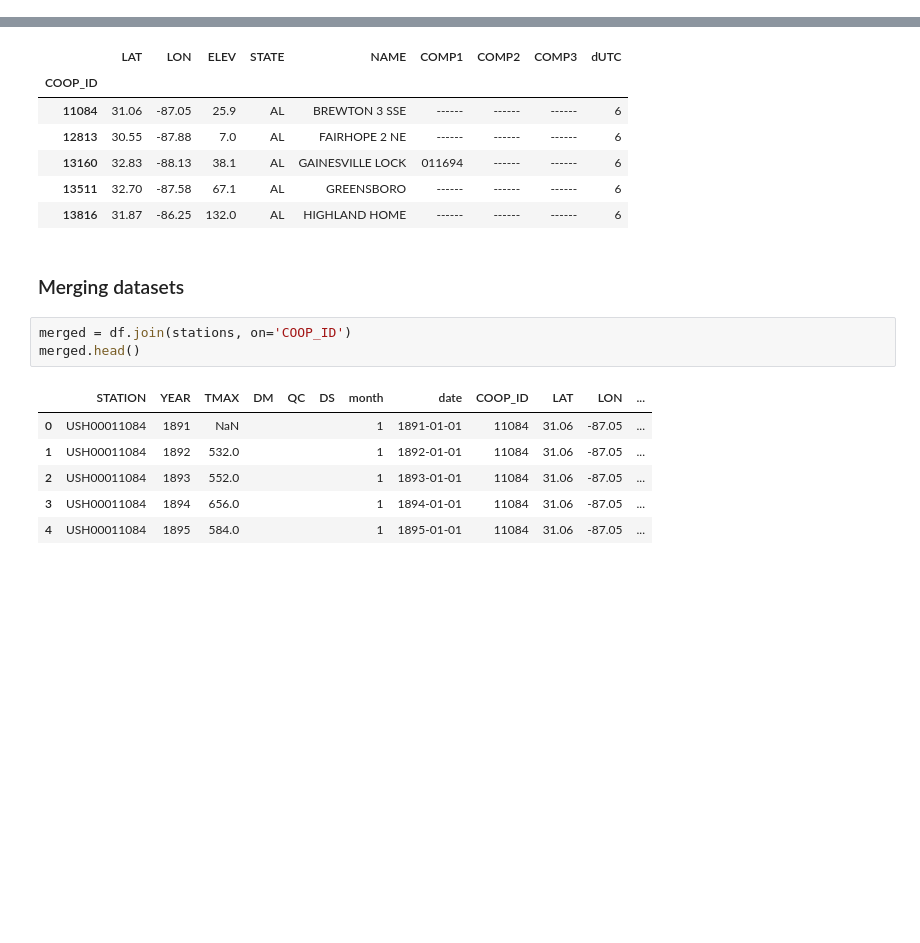
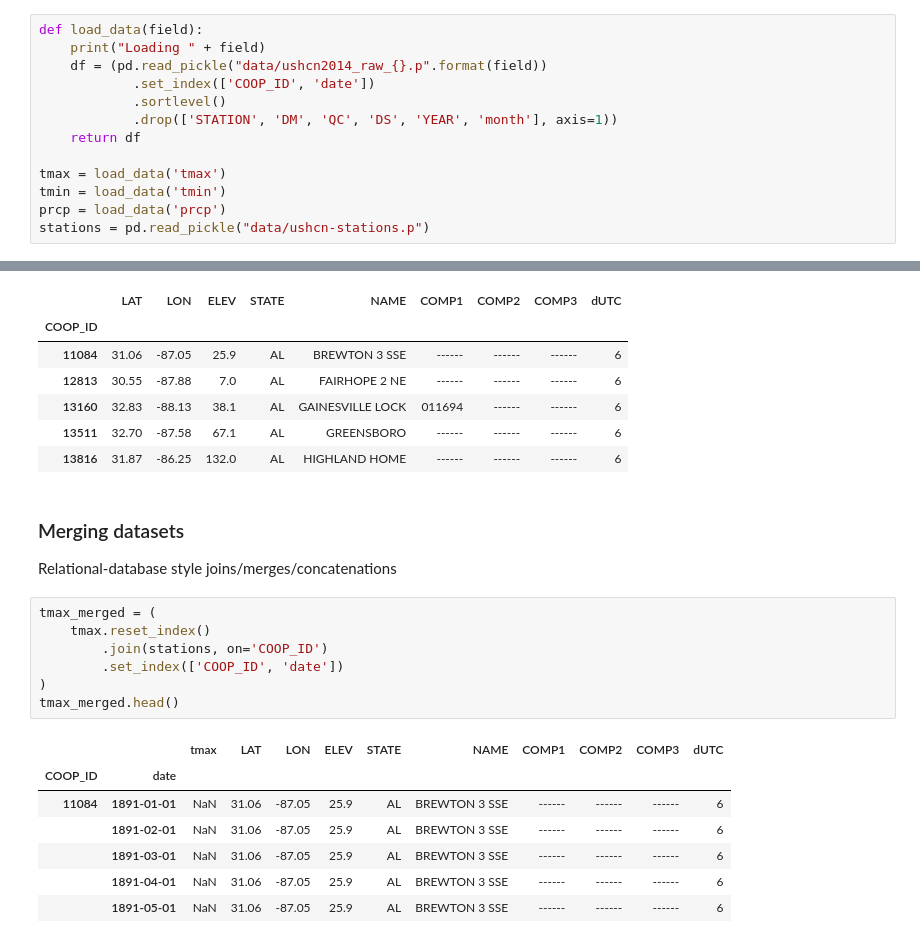
Before and after one commit to darothen/climate_data_science, a Jupyter notebook: basic_pandas.ipynb, the cells around one changed output, grey strips where cells are left out. Drawn from its saved outputs; the diff is of its cells as text; blank space fills up the shorter version.

```diff
--- a/basic_pandas.ipynb
+++ b/basic_pandas.ipynb
@@ -27,0 +31,13 @@ The autoreload extension is already loaded. To reload it, use:
+# %%
+def load_data(field):
+    print("Loading " + field)
+    df = (pd.read_pickle("data/ushcn2014_raw_{}.p".format(field))
+            .set_index(['COOP_ID', 'date'])
+            .sortlevel()
+            .drop(['STATION', 'DM', 'QC', 'DS', 'YEAR', 'month'], axis=1))
+    return df
+
+tmax = load_data('tmax')
+tmin = load_data('tmin')
+prcp = load_data('prcp')
+stations = pd.read_pickle("data/ushcn-stations.p")
@@ -863,13 +990,20 @@ stations.head()
 | 13816 | 31.87 | -86.25 | 132.0 | AL | HIGHLAND HOME | ------ | ------ | ------ | 6 |
 # %% [markdown]
 ### Merging datasets
+
+Relational-database style joins/merges/concatenations
 # %%
-merged = df.join(stations, on='COOP_ID')
-merged.head()
+tmax_merged = (
+    tmax.reset_index()
+        .join(stations, on='COOP_ID')
+        .set_index(['COOP_ID', 'date'])
+)
+tmax_merged.head()
 # %% [output]
-|  | STATION | YEAR | TMAX | DM | QC | DS | month | date | COOP_ID | LAT | LON | ... |
-| 0 | USH00011084 | 1891 | NaN |  |  |  | 1 | 1891-01-01 | 11084 | 31.06 | -87.05 | ... |
-| 1 | USH00011084 | 1892 | 532.0 |  |  |  | 1 | 1892-01-01 | 11084 | 31.06 | -87.05 | ... |
-| 2 | USH00011084 | 1893 | 552.0 |  |  |  | 1 | 1893-01-01 | 11084 | 31.06 | -87.05 | ... |
-| 3 | USH00011084 | 1894 | 656.0 |  |  |  | 1 | 1894-01-01 | 11084 | 31.06 | -87.05 | ... |
-| 4 | USH00011084 | 1895 | 584.0 |  |  |  | 1 | 1895-01-01 | 11084 | 31.06 | -87.05 | ... |
+|  |  | tmax | LAT | LON | ELEV | STATE | NAME | COMP1 | COMP2 | COMP3 | dUTC |
+| COOP_ID | date |  |  |  |  |  |  |  |  |  |  |
+| 11084 | 1891-01-01 | NaN | 31.06 | -87.05 | 25.9 | AL | BREWTON 3 SSE | ------ | ------ | ------ | 6 |
+|  | 1891-02-01 | NaN | 31.06 | -87.05 | 25.9 | AL | BREWTON 3 SSE | ------ | ------ | ------ | 6 |
+|  | 1891-03-01 | NaN | 31.06 | -87.05 | 25.9 | AL | BREWTON 3 SSE | ------ | ------ | ------ | 6 |
+|  | 1891-04-01 | NaN | 31.06 | -87.05 | 25.9 | AL | BREWTON 3 SSE | ------ | ------ | ------ | 6 |
+|  | 1891-05-01 | NaN | 31.06 | -87.05 | 25.9 | AL | BREWTON 3 SSE | ------ | ------ | ------ | 6 |
```
Also changed, not shown: parts of 72 cells of this notebook, 2 other files.
